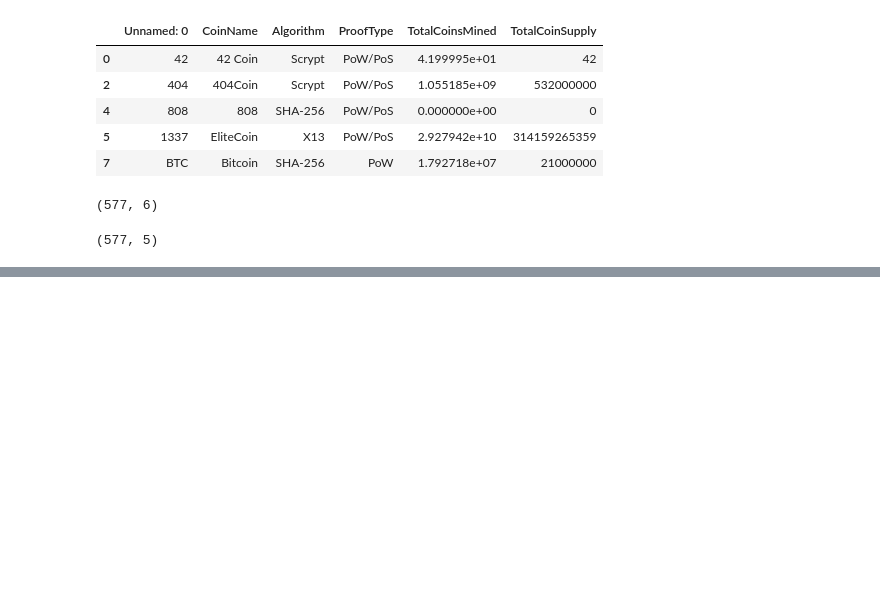
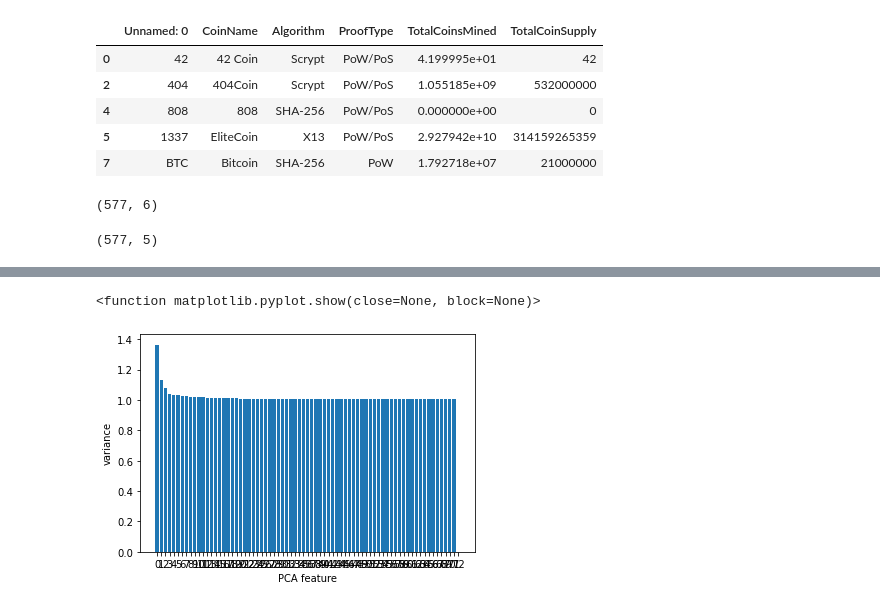
Before and after one commit to JennyShea/Cryptocurrency-Analysis, a Jupyter notebook: Cryptocurrency Analysis.ipynb, the cells around one changed output, grey strips where cells are left out. Saved outputs shown, nothing was run; the diff lists cells and outputs as text; code cells hidden in the pictures; blank space fills up the shorter version.

```diff
--- a/Cryptocurrency Analysis.ipynb
+++ b/Cryptocurrency Analysis.ipynb
@@ -74,5 +74,5 @@ crypto_df_ready.shape
 (577, 5)
 # %%
 #Convert the remaining features with text values, Algorithm and ProofType, into numerical data.
-#To accomplish this task, use Pandas to create dummy variables. #
-#Examine the number of rows and columns of your dataset now. How did they change?
+#To accomplish this task, use Pandas to create dummy variables.
+crypto_df_dummies = pd.get_dummies(crypto_df_ready['Algorithm'], ['ProofType'], ['CoinName'])
@@ -78,0 +95,3 @@ crypto_df_ready.shape
+# %%
+crypto_array = crypto_df_dummies.to_numpy()
+crypto_array
@@ -79,5 +106,30 @@ crypto_df_ready.shape
 # %%
 #Standardize your dataset so that columns that contain larger values do not unduly influence the outcome.
+from sklearn.preprocessing import StandardScaler
+scaler = StandardScaler()
+scaler.fit(crypto_array)
+StandardScaler(copy=True, with_mean=True, with_std=True)
+crypto_scaled = scaler.transform(crypto_array)
 # %%
- #Perform dimensionality reduction with PCA. Rather than specify the number of principal components when you instantiate the PCA model, it is possible to state the desired explained variance. For example, say that a dataset has 100 features. Using PCA(n_components=0.99) creates a model that will preserve approximately 99% of the explained variance, whether that means reducing the dataset to 80 principal components or 3. For this project, preserve 90% of the explained variance in dimensionality reduction. How did the number of the features change?
+ #Perform dimensionality reduction with PCA/Principal Component Analysis
+
+from sklearn.decomposition import PCA
+import matplotlib.pyplot as plt
+
+#initialize the PCA model
+#create a PCA instance
+model= PCA()
+
+#fit model to crypto_scaled
+model.fit(crypto_scaled)
+
+features = range(model.n_components_)
+plt.bar(features,model.explained_variance_)
+plt.xlabel('PCA feature')
+plt.ylabel('variance')
+plt.xticks(features)
+plt.show
+# %% [output]
+<function matplotlib.pyplot.show(close=None, block=None)>
+[figure, added]
 # %%
```
Also changed, not shown: parts of 7 cells of this notebook, 1 other file.
